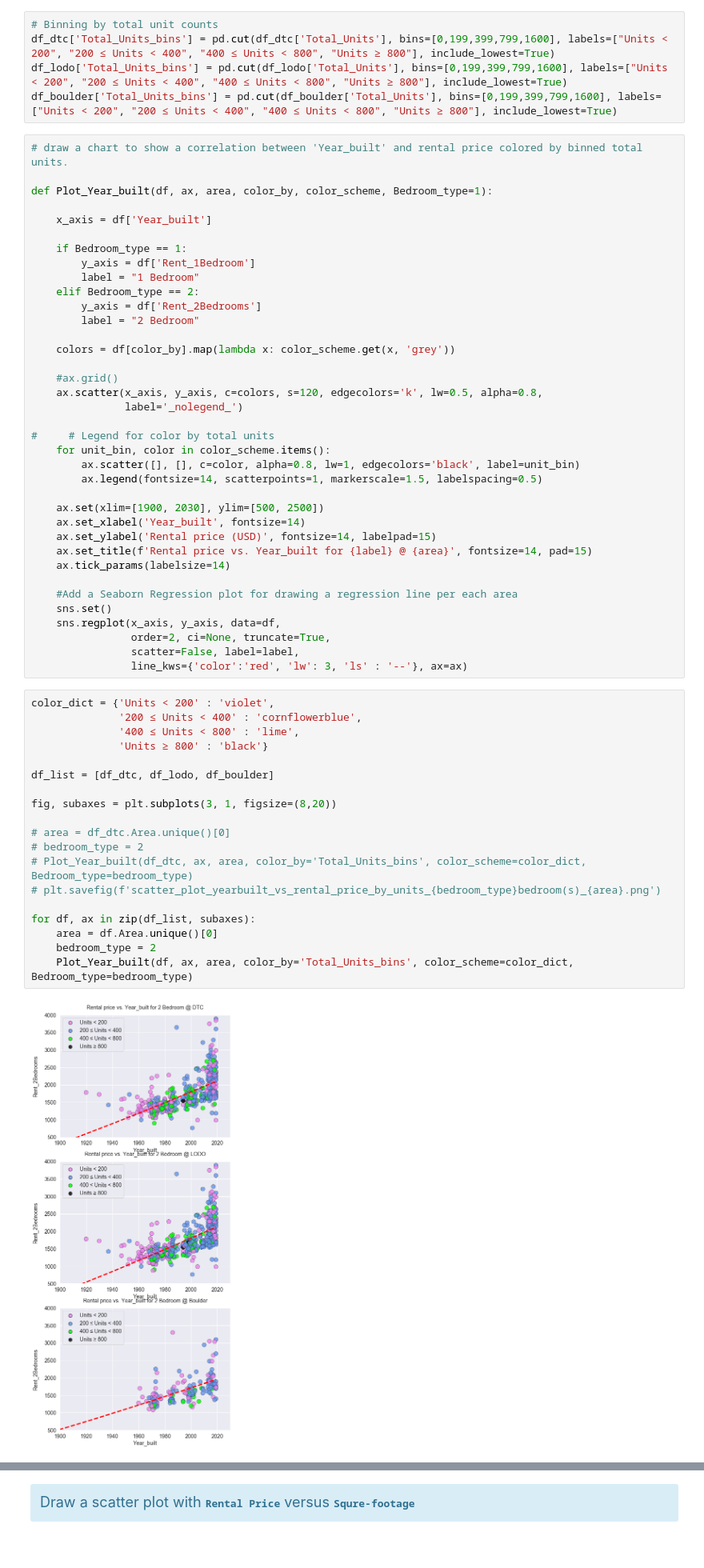
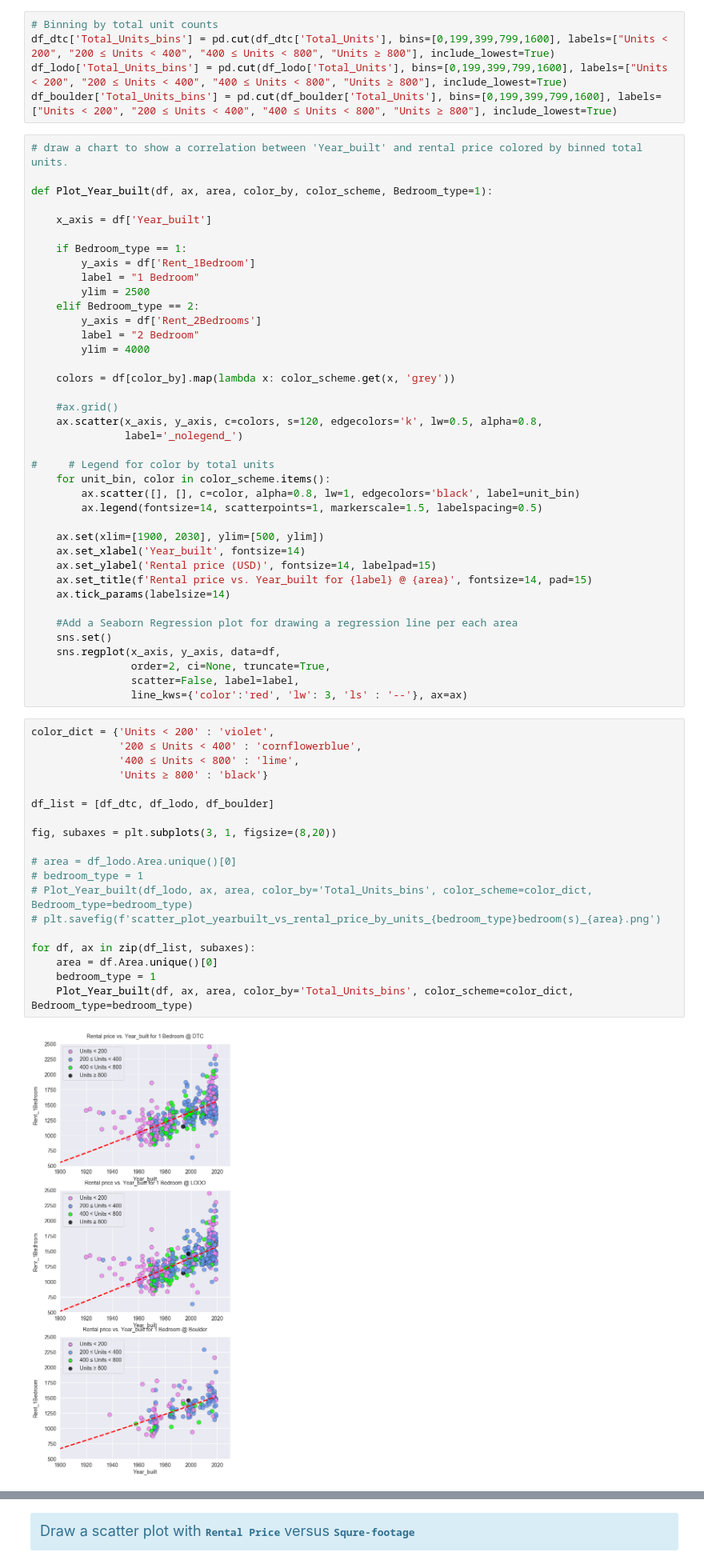
Before and after one commit to junwoo77lee/Project_Apartment_Rental_Price, a Jupyter notebook: RentalPrice/Project1_denver_commuter_and_apartment_rental_price.ipynb, the cells around one changed output, grey strips where cells are left out. Shown at 80% size. Drawn from its saved outputs; the diff is of its cells as text.

```diff
--- a/RentalPrice/Project1_denver_commuter_and_apartment_rental_price.ipynb
+++ b/RentalPrice/Project1_denver_commuter_and_apartment_rental_price.ipynb
@@ -405,9 +405,11 @@ def Plot_Year_built(df, ax, area, color_by, color_scheme, Bedroom_type=1):
     if Bedroom_type == 1:
         y_axis = df['Rent_1Bedroom']
         label = "1 Bedroom"
+        ylim = 2500
     elif Bedroom_type == 2:
         y_axis = df['Rent_2Bedrooms']
         label = "2 Bedroom"
+        ylim = 4000
 
     colors = df[color_by].map(lambda x: color_scheme.get(x, 'grey'))
 
@@ -420,7 +422,7 @@ def Plot_Year_built(df, ax, area, color_by, color_scheme, Bedroom_type=1):
         ax.scatter([], [], c=color, alpha=0.8, lw=1, edgecolors='black', label=unit_bin)
         ax.legend(fontsize=14, scatterpoints=1, markerscale=1.5, labelspacing=0.5)
 
-    ax.set(xlim=[1900, 2030], ylim=[500, 2500])
+    ax.set(xlim=[1900, 2030], ylim=[500, ylim])
     ax.set_xlabel('Year_built', fontsize=14)
     ax.set_ylabel('Rental price (USD)', fontsize=14, labelpad=15)
     ax.set_title(f'Rental price vs. Year_built for {label} @ {area}', fontsize=14, pad=15)
@@ -435,24 +437,24 @@ def Plot_Year_built(df, ax, area, color_by, color_scheme, Bedroom_type=1):
 # %%
 color_dict = {'Units < 200' : 'violet',
               '200 ≤ Units < 400' : 'cornflowerblue',
               '400 ≤ Units < 800' : 'lime',
               'Units ≥ 800' : 'black'}
 
 df_list = [df_dtc, df_lodo, df_boulder]
 
 fig, subaxes = plt.subplots(3, 1, figsize=(8,20))
 
-# area = df_dtc.Area.unique()[0]
-# bedroom_type = 2
-# Plot_Year_built(df_dtc, ax, area, color_by='Total_Units_bins', color_scheme=color_dict, Bedroom_type=bedroom_type)
+# area = df_lodo.Area.unique()[0]
+# bedroom_type = 1
+# Plot_Year_built(df_lodo, ax, area, color_by='Total_Units_bins', color_scheme=color_dict, Bedroom_type=bedroom_type)
 # plt.savefig(f'scatter_plot_yearbuilt_vs_rental_price_by_units_{bedroom_type}bedroom(s)_{area}.png')
 
 for df, ax in zip(df_list, subaxes):
     area = df.Area.unique()[0]
-    bedroom_type = 2
+    bedroom_type = 1
     Plot_Year_built(df, ax, area, color_by='Total_Units_bins', color_scheme=color_dict, Bedroom_type=bedroom_type)
 # %% [output]
-[figure, old version]
+[figure, new version]
 # %%
 color_dict = {
               True : 'red',
```
Also changed, not shown: parts of 3 cells of this notebook, 2 other files.
